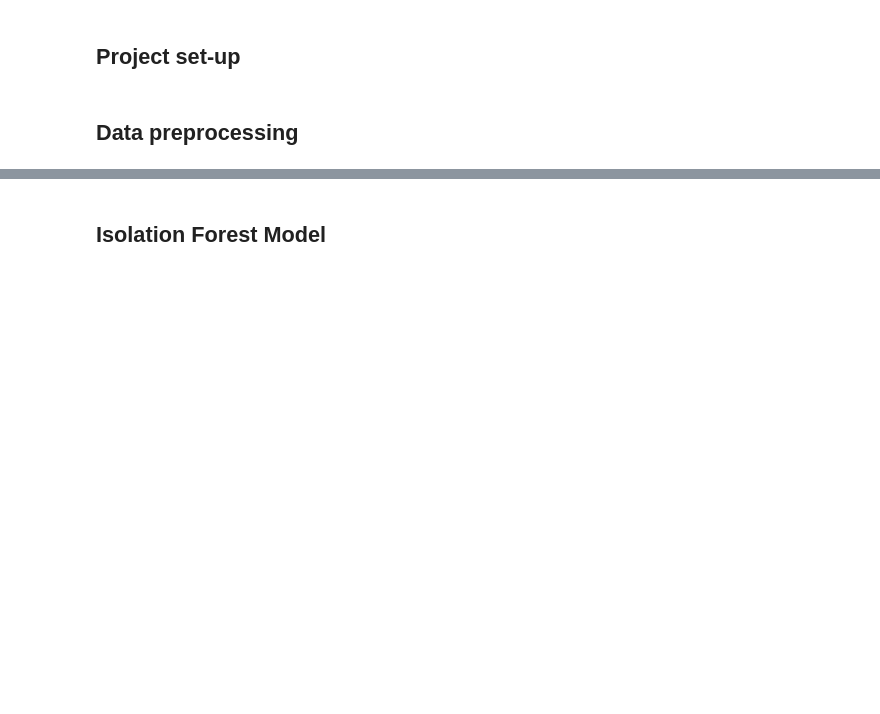
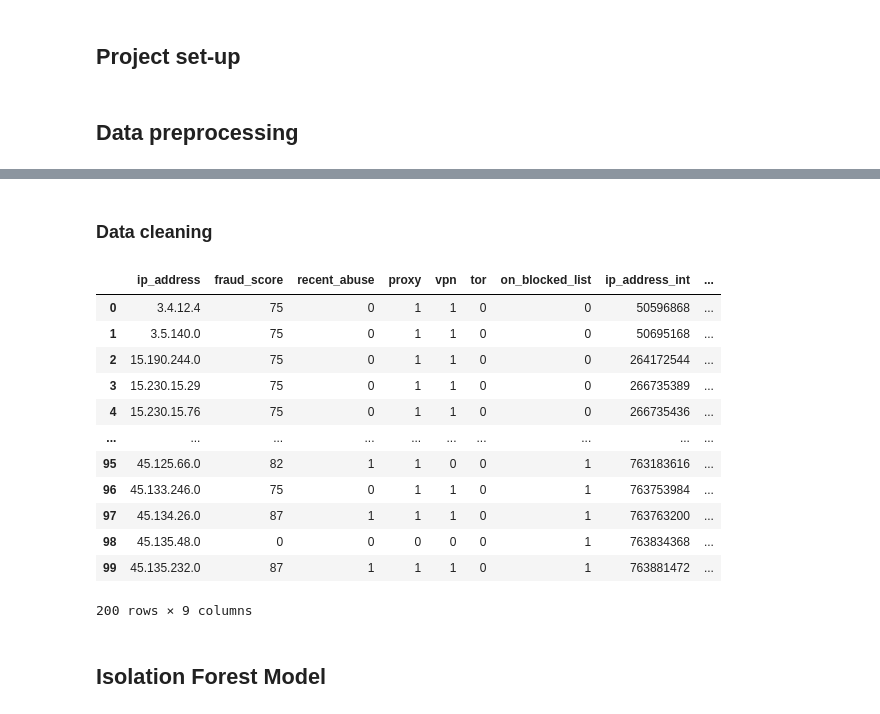
Before and after one commit to thamadziripi/isolation-forest-ipqs-api, a Jupyter notebook: fraud_detection_using_isolation_forest.ipynb, the cells around one changed output, grey strips where cells are left out. Drawn from its saved outputs; the diff is of its cells as text; code cells hidden in the pictures; blank space fills up the shorter version.

```diff
--- a/fraud_detection_using_isolation_forest.ipynb
+++ b/fraud_detection_using_isolation_forest.ipynb
@@ -275,7 +203,7 @@ print(f"Total size of AWS IP ranges: {len(aws_legitimate_ips)}")
 
 # Fetch data for the first 100 IP addresses
 if blocked_ip_list:
-    legitimate_ip_data = iterate_ip_addresses(API_KEY, aws_legitimate_ips[:10])
+    legitimate_ip_data = iterate_ip_addresses(API_KEY, aws_legitimate_ips[:100])
 else:
     print("No IPs found in the blocklist.")
 # %% [output]
@@ -310,0 +247,3 @@ legitimate_ip_data.head()
+# %%
+data = pd.concat([legitimate_ip_data, blocked_ip_data])
+data.head()
@@ -311,2 +257,28 @@ legitimate_ip_data.head()
+# %% [markdown]
+### Data cleaning
+# %%
+# converting booleans to int
+df = data.apply(lambda x: x.astype(int) if x.dtype == 'bool' else x)
+
+# Converting IP addresses to int
+df["ip_address_int"] = df["ip_address"].apply(lambda x: int(ipaddress.IPv4Address(x)))
+
+# creating target variable
+df["is_fraud"] = df["fraud_score"].apply(lambda x: 1 if x > 85 else 0)
+df
+# %% [output]
+|  | ip_address | fraud_score | recent_abuse | proxy | vpn | tor | on_blocked_list | ip_address_int | ... |
+| 0 | 3.4.12.4 | 75 | 0 | 1 | 1 | 0 | 0 | 50596868 | ... |
+| 1 | 3.5.140.0 | 75 | 0 | 1 | 1 | 0 | 0 | 50695168 | ... |
+| 2 | 15.190.244.0 | 75 | 0 | 1 | 1 | 0 | 0 | 264172544 | ... |
+| 3 | 15.230.15.29 | 75 | 0 | 1 | 1 | 0 | 0 | 266735389 | ... |
+| 4 | 15.230.15.76 | 75 | 0 | 1 | 1 | 0 | 0 | 266735436 | ... |
+| ... | ... | ... | ... | ... | ... | ... | ... | ... | ... |
+| 95 | 45.125.66.0 | 82 | 1 | 1 | 0 | 0 | 1 | 763183616 | ... |
+| 96 | 45.133.246.0 | 75 | 0 | 1 | 1 | 0 | 1 | 763753984 | ... |
+| 97 | 45.134.26.0 | 87 | 1 | 1 | 1 | 0 | 1 | 763763200 | ... |
+| 98 | 45.135.48.0 | 0 | 0 | 0 | 0 | 0 | 1 | 763834368 | ... |
+| 99 | 45.135.232.0 | 87 | 1 | 1 | 1 | 0 | 1 | 763881472 | ... |
+200 rows × 9 columns
 # %% [markdown]
 ## Isolation Forest Model
```
Also changed, not shown: parts of 12 cells of this notebook.
